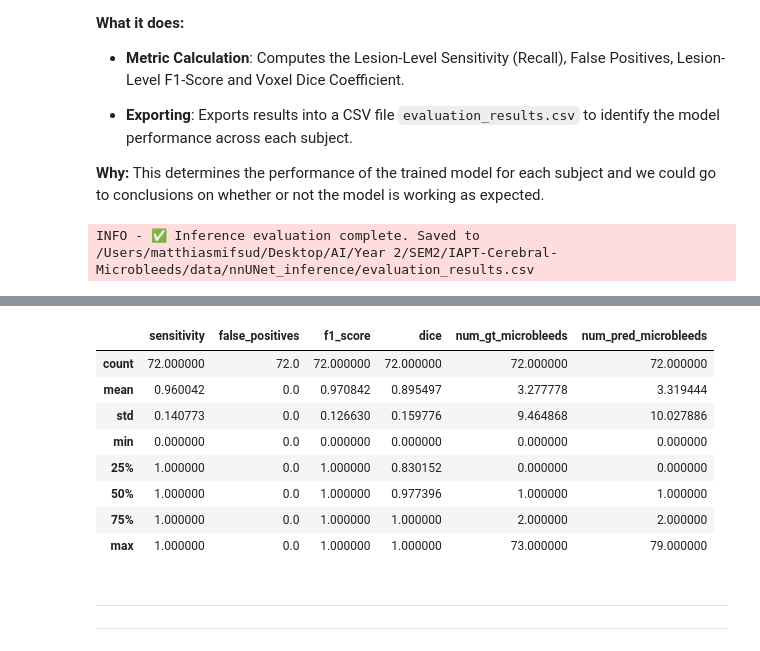
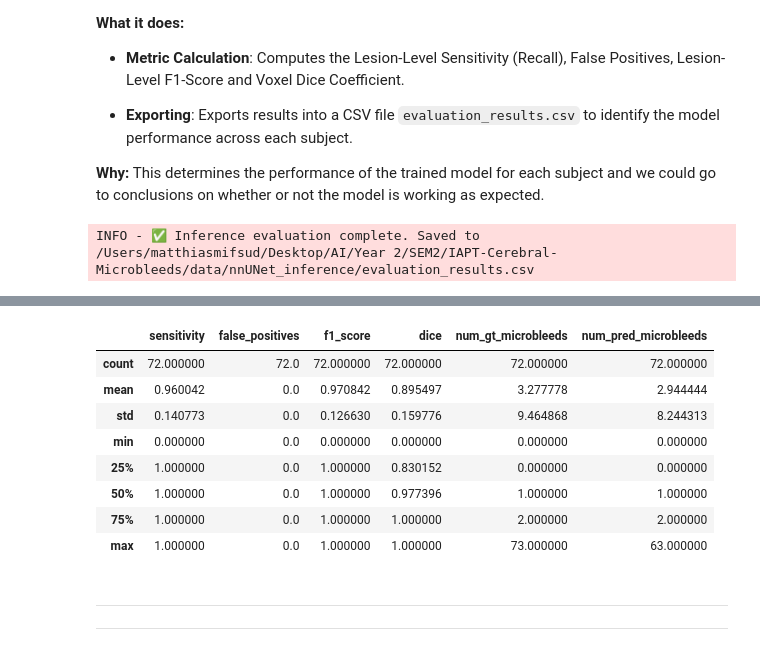
Before and after one commit to MatthiasMifsud/IAPT-Cerebral-Microbleeds, a Jupyter notebook: notebooks/iapt.ipynb, the cells around one changed output, grey strips where cells are left out. Cells and saved outputs as stored; diff of their text form; code cells hidden in the pictures.

```diff
--- a/notebooks/iapt.ipynb
+++ b/notebooks/iapt.ipynb
@@ -697,71 +697,64 @@ def evaluate_subject(gt_lbl_path: Path):
     if not pred_lbl_path.exists():
         logger.warning(f"⚠️ No prediction label found for subject '{sub_id}'.")
         return {
-            "subject_id": sub_id,
-            "sensitivity": None,
-            "false_positives": None,
-            "f1_score": None,
-            "dice": None,
-            "num_gt_microbleeds": None,
-            "num_pred_microbleeds": None
+            "subject_id": sub_id, "sensitivity": 0.0, "false_positives": 0,
+            "f1_score": 0.0, "dice": 0.0, "num_gt_microbleeds": 0, "num_pred_microbleeds": 0
         }
 
-    # 3d connectivity
+    # 3D connectivity
     structure = np.ones((3, 3, 3), dtype=np.uint8)
 
     gt_lbl_img = nib.load(gt_lbl_path)
     pred_lbl_img = nib.load(pred_lbl_path)
 
-    gt_data = (gt_lbl_img.get_fdata() > 0) # array test data label mask
-    pred_data = (pred_lbl_img.get_fdata() > 0) # array prediction label mask
+    gt_data = (gt_lbl_img.get_fdata() > 0)
+    pred_data = (pred_lbl_img.get_fdata() > 0)
 
-    if not np.allclose(gt_lbl_img.affine, pred_lbl_img.affine):
-        logger.warning(f"⚠️ Affine mismatch for subject {sub_id}")
-
-    # connected components extraction
+    # Connected components extraction
     gt_labeled, gt_num = label(gt_data, structure=structure)
     pred_labeled, pred_num = label(pred_data, structure=structure)
 
-    # lesion level sensitivity (recall)
-    overlap_true_lbl = np.unique(gt_labeled[pred_data])
-    overlap_true_lbl = overlap_true_lbl[overlap_true_lbl > 0] # including only the microbleeds (no background)
+    # --- MANY-TO-ONE LOGIC START ---
 
-    detected_true_count = len(overlap_true_lbl) # good predictions
-    ll_sens = detected_true_count / gt_num if gt_num > 0 else 1.0 # recall
+    # 1. Sensitivity: How many real lesions did we find?
+    # Get IDs of GT objects that overlap with ANY prediction voxels
+    overlapping_gt_ids = np.unique(gt_labeled[pred_data])
+    overlapping_gt_ids = overlapping_gt_ids[overlapping_gt_ids > 0]
+    tp = len(overlapping_gt_ids)
 
-    # false positive calc
-    overlap_pred_lbl = np.unique(pred_labeled[gt_data])
-    overlap_pred_lbl = overlap_pred_lbl[overlap_pred_lbl > 0] # including only the microbleeds (no background)
+    # 2. False Positives: How many predicted objects hit NOTHING?
+    # Get IDs of Predicted objects that overlap with ANY GT voxels
+    overlapping_pred_ids = np.unique(pred_labeled[gt_data])
+    overlapping_pred_ids = overlapping_pred_ids[overlapping_pred_ids > 0]
+    # FP = Total predictions - those that successfully hit a GT
+    fp = pred_num - len(overlapping_pred_ids)
 
-    detected_pred_count = len(overlap_pred_lbl) # good predictions
-    fp = pred_num - detected_pred_count
+    # 3. Adjust reported prediction count for consistency
+    # In many-to-one, we treat the 'effective' predictions as TP + FP
+    effective_pred_num = tp + fp
 
-    # precision
-    if pred_num == 0:
+    # --- MANY-TO-ONE LOGIC END ---
+
+    # Metrics Calculation
+    ll_sens = tp / gt_num if gt_num > 0 else 1.0
+
+    # Precision: (Found GTs) / (Found GTs + Noise Predictions)
+    if effective_pred_num == 0:
         ll_prec = 1.0 if gt_num == 0 else 0.0
     else:
-        ll_prec = detected_pred_count / pred_num
+        ll_prec = tp / effective_pred_num
 
-    # lesion level f1-score
-    if (ll_prec + ll_sens) > 0:
+    # F1 Score
+    if (ll_sens + ll_prec) > 0:
         ll_f1 = (2 * ll_prec * ll_sens) / (ll_prec + ll_sens)
     else:
-        ll_f1 = 0.0
+        ll_f1 = 0.0 if gt_num > 0 else 1.0
 
-    # perfect negative case
-    if gt_num == 0 and pred_num == 0:
-        ll_f1 = 1.0
-
-    # voxel calc
+    # Voxel Dice
     intersection = np.logical_and(gt_data, pred_data).sum()
     gt_sum = gt_data.sum()
     pred_sum = pred_data.sum()
-
-    if gt_sum == 0 and pred_sum == 0:
-        vox_dice = 1.0
-    else:
-        vox_dice = (2.0 * intersection) / (gt_sum + pred_sum + 1e-6)
-
+    vox_dice = (2.0 * intersection) / (gt_sum + pred_sum + 1e-6) if (gt_sum + pred_sum) > 0 else 1.0
 
     return {
         "subject_id": sub_id,
@@ -770,44 +763,44 @@ def evaluate_subject(gt_lbl_path: Path):
         "f1_score": ll_f1,
         "dice": vox_dice,
         "num_gt_microbleeds": gt_num,
-        "num_pred_microbleeds": pred_num
+        "num_pred_microbleeds": effective_pred_num # This makes your CSV math consistent
     }
 
 def calc_and_save_eval():
     true_labels = get_files('label')
 
     eval_results = []
     for true_lbl in true_labels:
         result = evaluate_subject(true_lbl)
         if result is not None:
             eval_results.append(result)
 
     df = pd.DataFrame(eval_results)
     path = INFERENCE_OUTPUT_PATH / INFER_EVAL_FILE
     df.to_csv(path, index=False)
     logger.info(f"✅ Inference evaluation complete. Saved to {path}")
     return df
 
 df = calc_and_save_eval()
 display(df.head())
 display(df.describe())
 # %% [output]
 INFO - ✅ Inference evaluation complete. Saved to /Users/matthiasmifsud/Desktop/AI/Year 2/SEM2/IAPT-Cerebral-Microbleeds/data/nnUNet_inference/evaluation_results.csv
 |  | subject_id | sensitivity | false_positives | f1_score | dice | num_gt_microbleeds | num_pred_microbleeds |
 | 0 | VALDO_224 | 1.000 | 0 | 1.000000 | 1.000000 | 0 | 0 |
 | 1 | VALDO_324 | 1.000 | 0 | 1.000000 | 1.000000 | 1 | 1 |
 | 2 | VALDO_228 | 0.875 | 0 | 0.933333 | 0.849758 | 8 | 7 |
 | 3 | VALDO_212 | 1.000 | 0 | 1.000000 | 0.875000 | 1 | 1 |
 | 4 | VALDO_312 | 0.500 | 0 | 0.666667 | 0.800000 | 2 | 1 |
 |  | sensitivity | false_positives | f1_score | dice | num_gt_microbleeds | num_pred_microbleeds |
 | count | 72.000000 | 72.0 | 72.000000 | 72.000000 | 72.000000 | 72.000000 |
-| mean | 0.960042 | 0.0 | 0.970842 | 0.895497 | 3.277778 | 3.319444 |
-| std | 0.140773 | 0.0 | 0.126630 | 0.159776 | 9.464868 | 10.027886 |
+| mean | 0.960042 | 0.0 | 0.970842 | 0.895497 | 3.277778 | 2.944444 |
+| std | 0.140773 | 0.0 | 0.126630 | 0.159776 | 9.464868 | 8.244313 |
 | min | 0.000000 | 0.0 | 0.000000 | 0.000000 | 0.000000 | 0.000000 |
 | 25% | 1.000000 | 0.0 | 1.000000 | 0.830152 | 0.000000 | 0.000000 |
 | 50% | 1.000000 | 0.0 | 1.000000 | 0.977396 | 1.000000 | 1.000000 |
 | 75% | 1.000000 | 0.0 | 1.000000 | 1.000000 | 2.000000 | 2.000000 |
-| max | 1.000000 | 0.0 | 1.000000 | 1.000000 | 73.000000 | 79.000000 |
+| max | 1.000000 | 0.0 | 1.000000 | 1.000000 | 73.000000 | 63.000000 |
 # %% [markdown]
 ##
 ---
```
Also changed, not shown: 3 other files.
